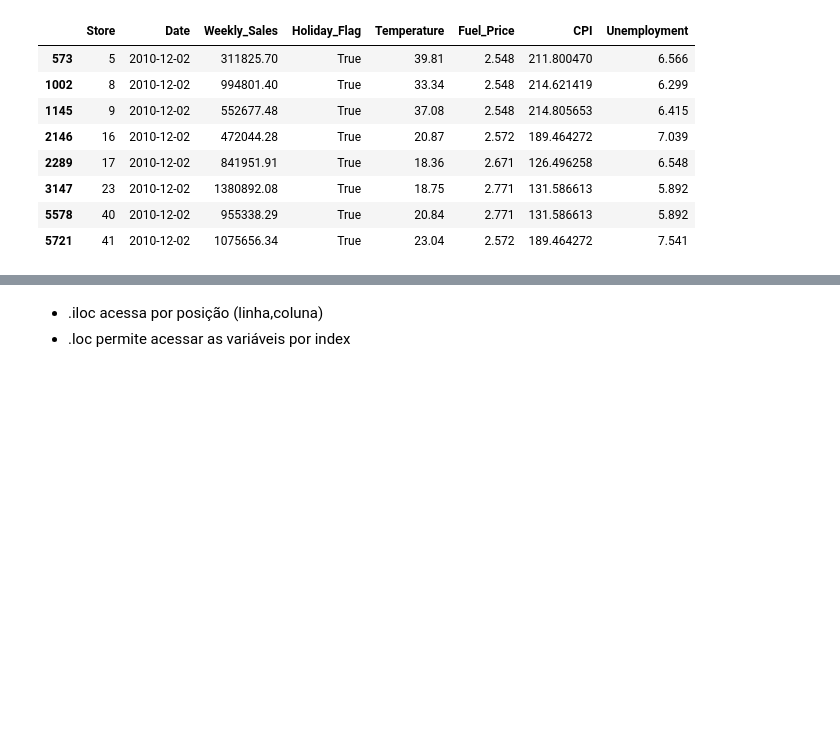
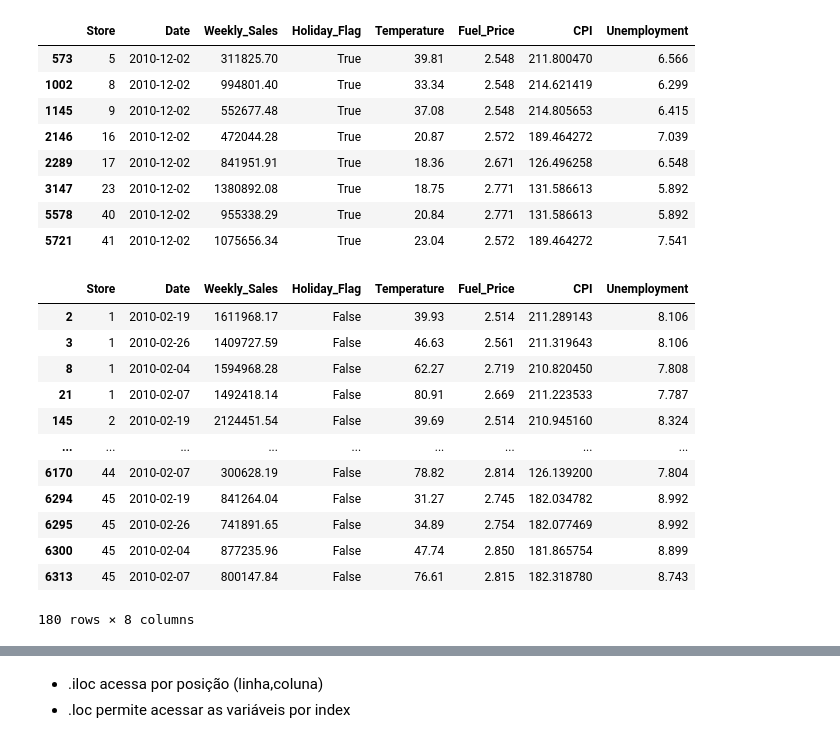
Before and after one commit to andrelbd1/teaching-data-science, a Jupyter notebook: 01. Series, DataFrame and Reindex.ipynb, the cells around one changed output, grey strips where cells are left out. Drawn from its saved outputs; the diff is of its cells as text; code cells hidden in the pictures; blank space fills up the shorter version.

```diff
--- a/01. Series, DataFrame and Reindex.ipynb
+++ b/01. Series, DataFrame and Reindex.ipynb
@@ -675,3 +675,19 @@ walmart.query("Date == '12-02-2010' and Temperature < 40 and Unemployment < 8")
 | 3147 | 23 | 2010-12-02 | 1380892.08 | True | 18.75 | 2.771 | 131.586613 | 5.892 |
 | 5578 | 40 | 2010-12-02 | 955338.29 | True | 20.84 | 2.771 | 131.586613 | 5.892 |
 | 5721 | 41 | 2010-12-02 | 1075656.34 | True | 23.04 | 2.572 | 189.464272 | 7.541 |
+# %%
+walmart.query("Date.dt.month == 2 and Date.dt.year == 2010")
+# %% [output]
+|  | Store | Date | Weekly_Sales | Holiday_Flag | Temperature | Fuel_Price | CPI | Unemployment |
+| 2 | 1 | 2010-02-19 | 1611968.17 | False | 39.93 | 2.514 | 211.289143 | 8.106 |
+| 3 | 1 | 2010-02-26 | 1409727.59 | False | 46.63 | 2.561 | 211.319643 | 8.106 |
+| 8 | 1 | 2010-02-04 | 1594968.28 | False | 62.27 | 2.719 | 210.820450 | 7.808 |
+| 21 | 1 | 2010-02-07 | 1492418.14 | False | 80.91 | 2.669 | 211.223533 | 7.787 |
+| 145 | 2 | 2010-02-19 | 2124451.54 | False | 39.69 | 2.514 | 210.945160 | 8.324 |
+| ... | ... | ... | ... | ... | ... | ... | ... | ... |
+| 6170 | 44 | 2010-02-07 | 300628.19 | False | 78.82 | 2.814 | 126.139200 | 7.804 |
+| 6294 | 45 | 2010-02-19 | 841264.04 | False | 31.27 | 2.745 | 182.034782 | 8.992 |
+| 6295 | 45 | 2010-02-26 | 741891.65 | False | 34.89 | 2.754 | 182.077469 | 8.992 |
+| 6300 | 45 | 2010-02-04 | 877235.96 | False | 47.74 | 2.850 | 181.865754 | 8.899 |
+| 6313 | 45 | 2010-02-07 | 800147.84 | False | 76.61 | 2.815 | 182.318780 | 8.743 |
+180 rows × 8 columns
```
Also changed, not shown: parts of 3 cells of this notebook, 9 other files.
